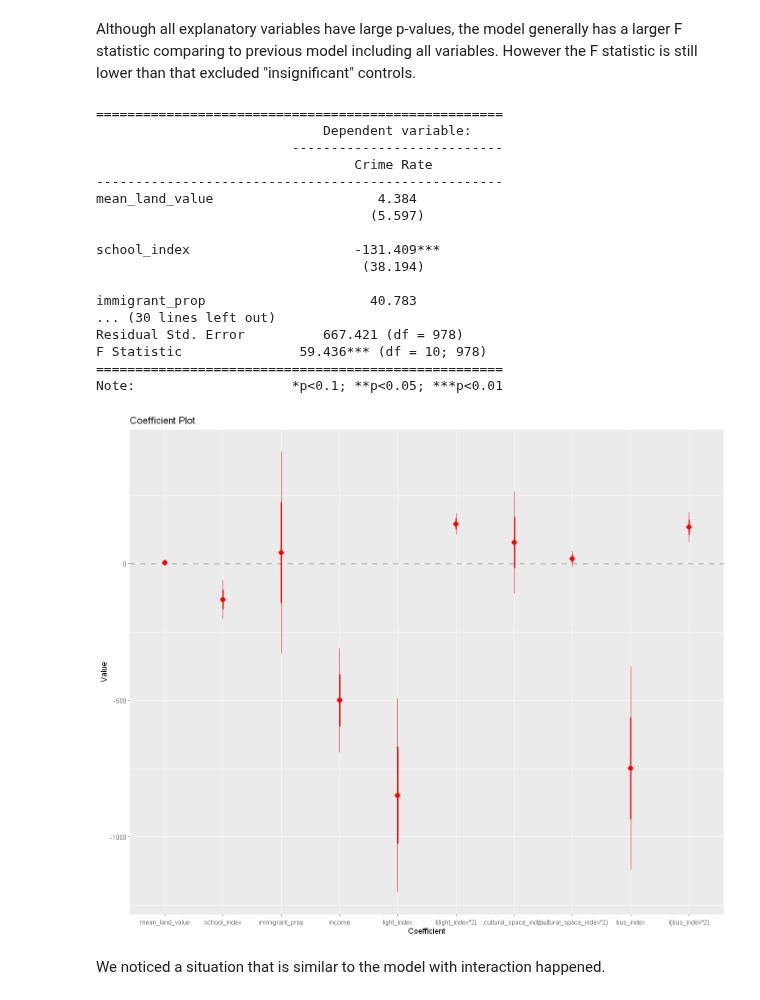
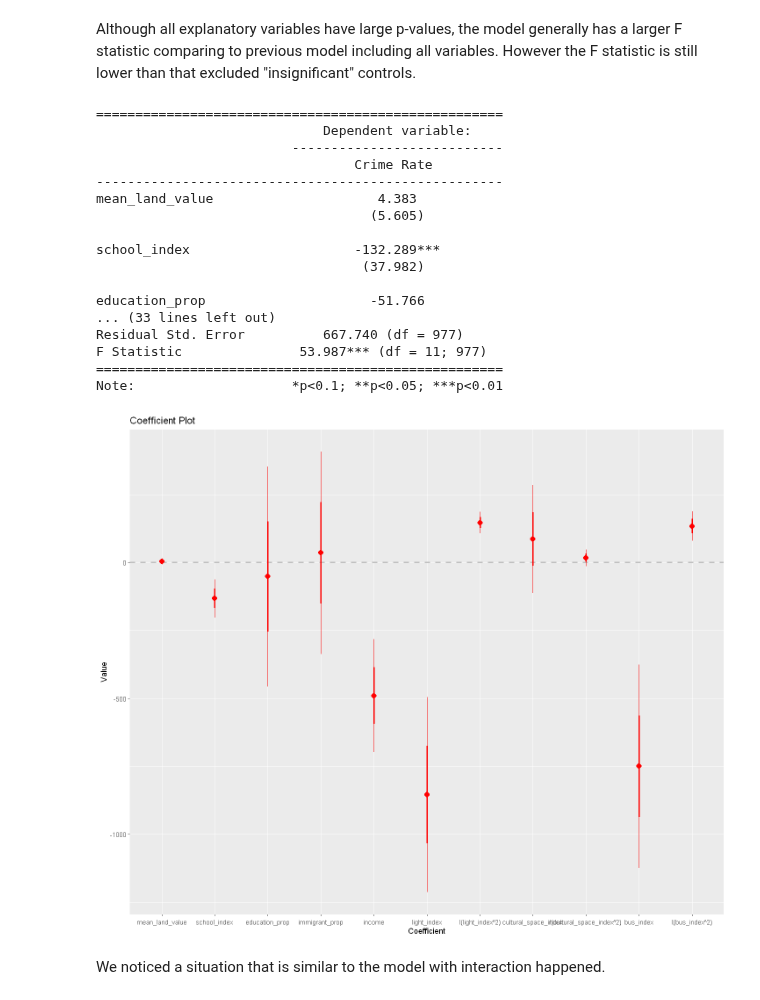
Before and after one commit to Irene-Berezin/econ326, a Jupyter notebook: project_regression.ipynb, the cells around one changed output. Cells and saved outputs as stored; diff of their text form; code cells hidden in the pictures.

```diff
--- a/project_regression.ipynb
+++ b/project_regression.ipynb
@@ -422,7 +422,7 @@ F Statistic (df = 8; 980)        41.675***      41.675***
 Note:                           *p<0.1; **p<0.05; ***p<0.01
 # %%
 # Testing our specifications in final proposal, with robust standard error
-reg_interaction <- lm(crime_rate ~ mean_land_value + school_index + immigrant_prop + income + light_index
+reg_interaction <- lm(crime_rate ~ mean_land_value + school_index + education_prop + immigrant_prop + income + light_index
      + cultural_space_index + bus_index + light_index:cultural_space_index + light_index:bus_index, data = census_index_crime)
 
 se_interaction <- sqrt(diag(vcovHC(reg_interaction, type = "HC1")))
@@ -453,33 +453,33 @@ Note:                            *p<0.1; **p<0.05; ***p<0.01
 Although all explanatory variables have large p-values, the model generally has a larger F statistic comparing to previous model including all variables. However the F statistic is still lower than that excluded "insignificant" controls.
 # %%
 # Testing the specification with quadratic terms
-reg_squared <- lm(crime_rate ~ mean_land_value + school_index + immigrant_prop + income + light_index + I(light_index^2)
+reg_squared <- lm(crime_rate ~ mean_land_value + school_index  + education_prop + immigrant_prop + income + light_index + I(light_index^2)
      + cultural_space_index + I(cultural_space_index^2) + bus_index + I(bus_index^2), data = census_index_crime)
 
 se_squared <- sqrt(diag(vcovHC(reg_squared, type = "HC1")))
 
 stargazer(reg_squared, se =  list(se_interaction), type = "text", dep.var.labels = c("Crime Rate"))
 
 coefplot(reg_squared, intercept = FALSE, horizontal = TRUE, color = "red")
 # %% [output]
 ====================================================
                              Dependent variable:
                          ---------------------------
                                  Crime Rate
 ----------------------------------------------------
-mean_land_value                     4.384
-                                   (5.597)
+mean_land_value                     4.383
+                                   (5.605)
 
-school_index                     -131.409***
-                                  (38.194)
+school_index                     -132.289***
+                                  (37.982)
 
-immigrant_prop                     40.783
-... (30 lines left out)
-Residual Std. Error          667.421 (df = 978)
-F Statistic               59.436*** (df = 10; 978)
+education_prop                     -51.766
+... (33 lines left out)
+Residual Std. Error          667.740 (df = 977)
+F Statistic               53.987*** (df = 11; 977)
 ====================================================
 Note:                    *p<0.1; **p<0.05; ***p<0.01
-[figure, old version]
+[figure, new version]
 # %% [markdown]
 We noticed a situation that is similar to the model with interaction happened.
 # %%
```
Also changed, not shown: parts of 3 cells of this notebook.
